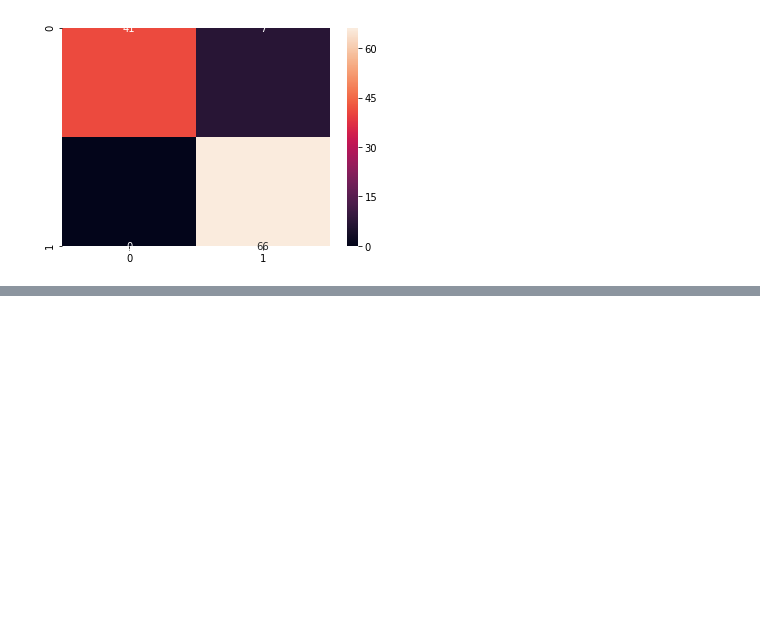
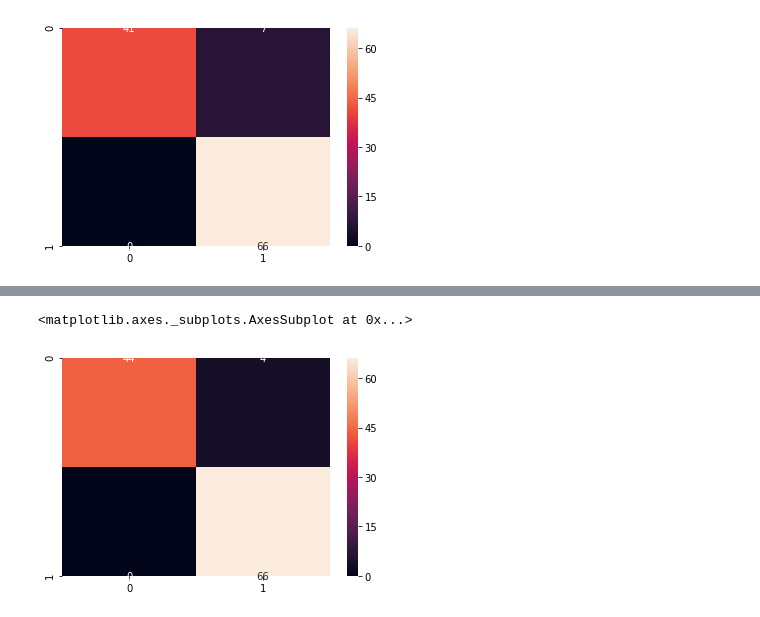
Before and after one commit to UnixLoverSaurabh/ML-5P, a Jupyter notebook: Breast-Cancer-Detection.ipynb, the cells around one changed output, grey strips where cells are left out. Saved outputs shown, nothing was run; the diff lists cells and outputs as text; code cells hidden in the pictures; blank space fills up the shorter version.

```diff
--- a/Breast-Cancer-Detection.ipynb
+++ b/Breast-Cancer-Detection.ipynb
@@ -209,0 +263,5 @@ TypeError: score() missing 2 required positional arguments: 'X' and 'y'
+# %%
+min_test = X_test.min()
+max_test = X_test.max()
+test_range = max_test - min_test
+X_test_scaled = (X_test - min_test)/test_range
@@ -209,0 +285,2 @@ TypeError: score() missing 2 required positional arguments: 'X' and 'y'
+# %%
+y_predict = model.predict(X_test_scaled)
@@ -209,0 +297,7 @@ TypeError: score() missing 2 required positional arguments: 'X' and 'y'
+# %%
+cm = confusion_matrix(y_test, y_predict)
+# %%
+sns.heatmap(cm, annot = True)
+# %% [output]
+<matplotlib.axes._subplots.AxesSubplot at 0x...>
+[figure, added]
```
Also changed, not shown: parts of 14 cells of this notebook.
